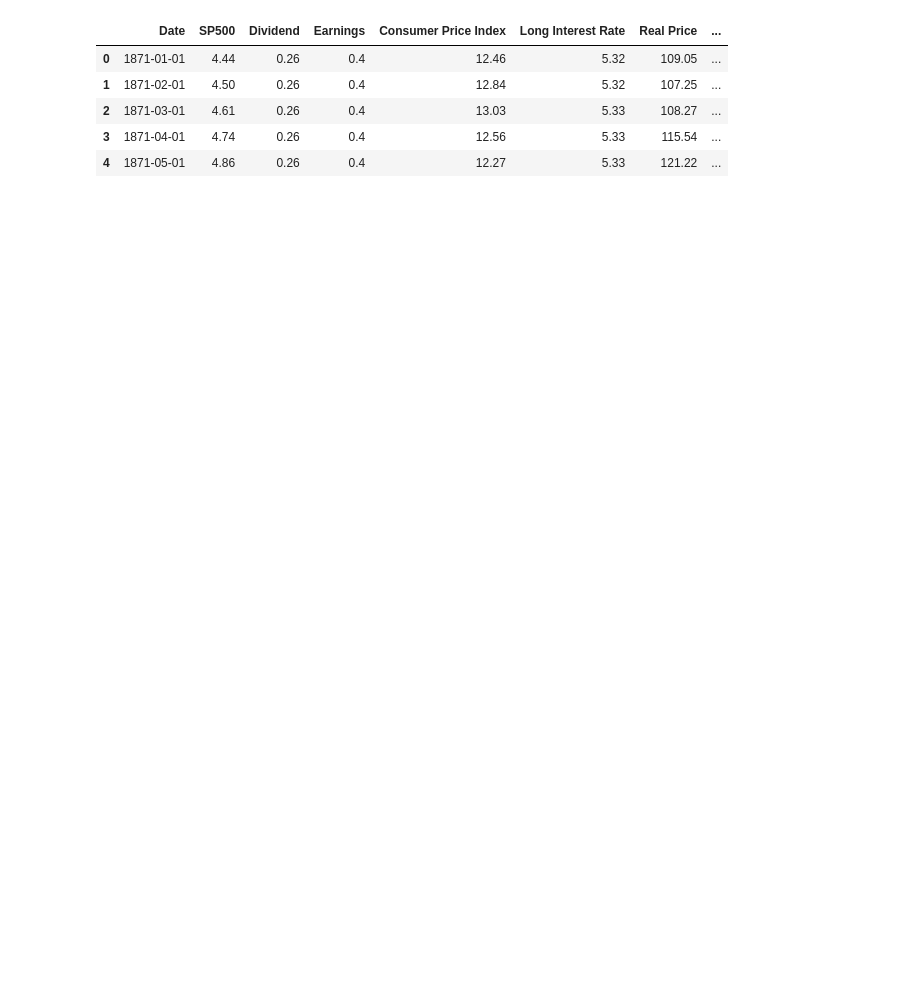
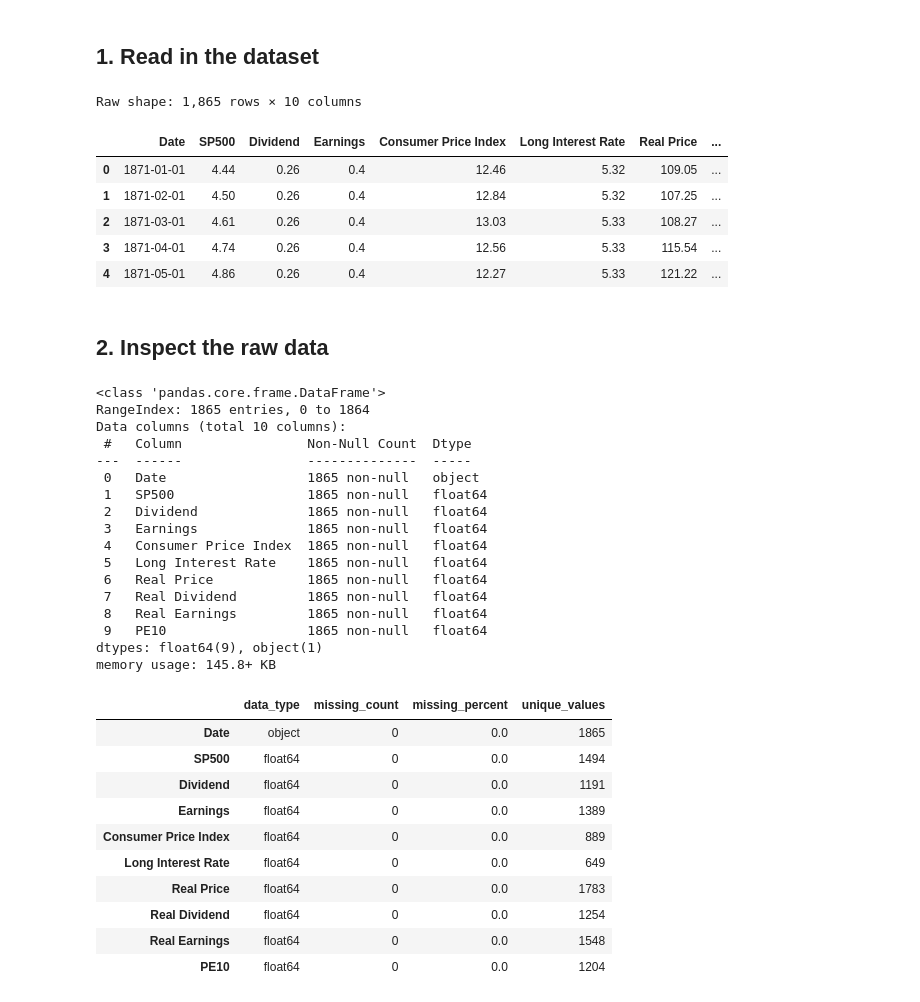
Before and after one commit to shubhamgarg190110/SP_500_Research_Project, a Jupyter notebook: sp500_project.ipynb, the cells around one changed output. Saved outputs shown, nothing was run; the diff lists cells and outputs as text; code cells hidden in the pictures; blank space fills up the shorter version.

```diff
--- a/sp500_project.ipynb
+++ b/sp500_project.ipynb
@@ -5,13 +3,69 @@ import pandas as pd
+# %%
+from pathlib import Path
+import re
+import numpy as np
+import pandas as pd
+
+pd.set_option("display.max_columns", None)
+# %% [markdown]
+## 1. Read in the dataset
 # %%
-url = 'https://raw.githubusercontent.com/shubhamgarg190110/dsrpsp500/refs/heads/main/sp500.csv'
+url = "https://raw.githubusercontent.com/shubhamgarg190110/dsrpsp500/refs/heads/main/sp500.csv"
+local_file = Path("sp500.csv")
 
-df = pd.read_csv(url)
+if local_file.exists():
+    raw_df = pd.read_csv(local_file)
+else:
+    raw_df = pd.read_csv(url)
 
-df.head()
+print(f"Raw shape: {raw_df.shape[0]:,} rows × {raw_df.shape[1]} columns")
+raw_df.head()
 # %% [output]
+Raw shape: 1,865 rows × 10 columns
 |  | Date | SP500 | Dividend | Earnings | Consumer Price Index | Long Interest Rate | Real Price | ... |
 | 0 | 1871-01-01 | 4.44 | 0.26 | 0.4 | 12.46 | 5.32 | 109.05 | ... |
 | 1 | 1871-02-01 | 4.50 | 0.26 | 0.4 | 12.84 | 5.32 | 107.25 | ... |
 | 2 | 1871-03-01 | 4.61 | 0.26 | 0.4 | 13.03 | 5.33 | 108.27 | ... |
 | 3 | 1871-04-01 | 4.74 | 0.26 | 0.4 | 12.56 | 5.33 | 115.54 | ... |
 | 4 | 1871-05-01 | 4.86 | 0.26 | 0.4 | 12.27 | 5.33 | 121.22 | ... |
+# %% [markdown]
+## 2. Inspect the raw data
+# %%
+raw_df.info()
+
+raw_quality = pd.DataFrame({
+    "data_type": raw_df.dtypes.astype(str),
+    "missing_count": raw_df.isna().sum(),
+    "missing_percent": (raw_df.isna().mean() * 100).round(2),
+    "unique_values": raw_df.nunique(dropna=False)
+})
+raw_quality
+# %% [output]
+<class 'pandas.core.frame.DataFrame'>
+RangeIndex: 1865 entries, 0 to 1864
+Data columns (total 10 columns):
+ #   Column                Non-Null Count  Dtype
+---  ------                --------------  -----
+ 0   Date                  1865 non-null   object
+ 1   SP500                 1865 non-null   float64
+ 2   Dividend              1865 non-null   float64
+ 3   Earnings              1865 non-null   float64
+ 4   Consumer Price Index  1865 non-null   float64
+ 5   Long Interest Rate    1865 non-null   float64
+ 6   Real Price            1865 non-null   float64
+ 7   Real Dividend         1865 non-null   float64
+ 8   Real Earnings         1865 non-null   float64
+ 9   PE10                  1865 non-null   float64
+dtypes: float64(9), object(1)
+memory usage: 145.8+ KB
+|  | data_type | missing_count | missing_percent | unique_values |
+| Date | object | 0 | 0.0 | 1865 |
+| SP500 | float64 | 0 | 0.0 | 1494 |
+| Dividend | float64 | 0 | 0.0 | 1191 |
+| Earnings | float64 | 0 | 0.0 | 1389 |
+| Consumer Price Index | float64 | 0 | 0.0 | 889 |
+| Long Interest Rate | float64 | 0 | 0.0 | 649 |
+| Real Price | float64 | 0 | 0.0 | 1783 |
+| Real Dividend | float64 | 0 | 0.0 | 1254 |
+| Real Earnings | float64 | 0 | 0.0 | 1548 |
+| PE10 | float64 | 0 | 0.0 | 1204 |
```
Also changed, not shown: parts of 10 cells of this notebook.
